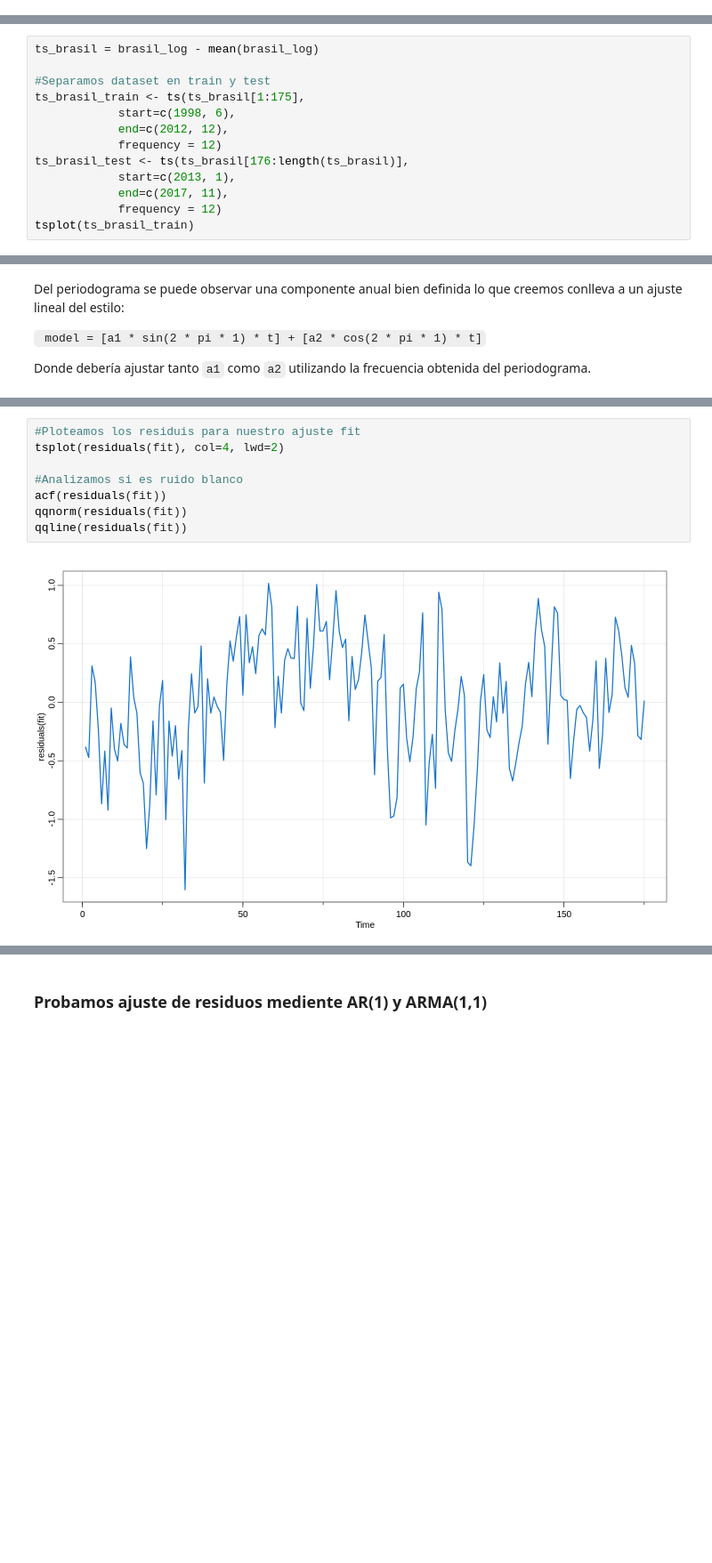
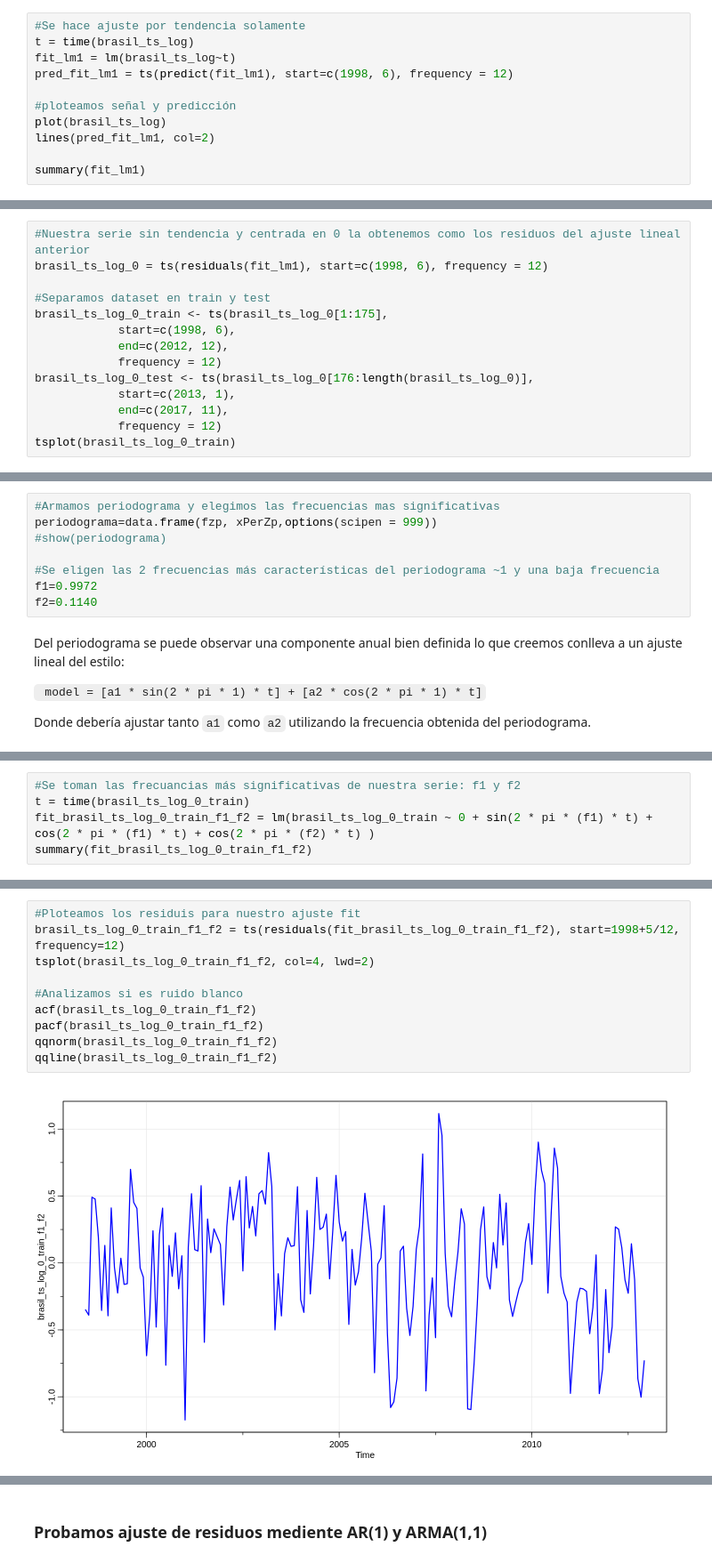
Before and after one commit to SeriesTemporales2021/obligatorio-apst-eiris_fiori_otte, a Jupyter notebook: Obligatorio de Analisis Predictivo de Series Temporales.ipynb, the cells around one changed output, grey strips where cells are left out. Shown at 89% size. Cells and saved outputs as stored; diff of their text form; blank space fills up the shorter version.

Commit message:
Agregamos correlación con serie de Temp

```diff
--- a/Obligatorio de Analisis Predictivo de Series Temporales.ipynb
+++ b/Obligatorio de Analisis Predictivo de Series Temporales.ipynb
@@ -201,0 +204,11 @@ Dada esta afirmación, lo único que resta por aplicar es centrar la media en 0
+# %%
+#Se hace ajuste por tendencia solamente
+t = time(brasil_ts_log)
+fit_lm1 = lm(brasil_ts_log~t)
+pred_fit_lm1 = ts(predict(fit_lm1), start=c(1998, 6), frequency = 12)
+
+#ploteamos señal y predicción
+plot(brasil_ts_log)
+lines(pred_fit_lm1, col=2)
+
+summary(fit_lm1)
@@ -202,14 +232,15 @@ Dada esta afirmación, lo único que resta por aplicar es centrar la media en 0
 # %%
-ts_brasil = brasil_log - mean(brasil_log)
+#Nuestra serie sin tendencia y centrada en 0 la obtenemos como los residuos del ajuste lineal anterior
+brasil_ts_log_0 = ts(residuals(fit_lm1), start=c(1998, 6), frequency = 12)
 
 #Separamos dataset en train y test
-ts_brasil_train <- ts(ts_brasil[1:175],
+brasil_ts_log_0_train <- ts(brasil_ts_log_0[1:175],
             start=c(1998, 6),
             end=c(2012, 12),
             frequency = 12)
-ts_brasil_test <- ts(ts_brasil[176:length(ts_brasil)],
+brasil_ts_log_0_test <- ts(brasil_ts_log_0[176:length(brasil_ts_log_0)],
             start=c(2013, 1),
             end=c(2017, 11),
             frequency = 12)
-tsplot(ts_brasil_train)
+tsplot(brasil_ts_log_0_train)
 # %% [output]
@@ -263,3 +283,11 @@ f
+# %%
+#Armamos periodograma y elegimos las frecuencias mas significativas
+periodograma=data.frame(fzp, xPerZp,options(scipen = 999))
+#show(periodograma)
+
+#Se eligen las 2 frecuencias más características del periodograma ~1 y una baja frecuencia
+f1=0.9972
+f2=0.1140
 # %% [markdown]
 Del periodograma se puede observar una componente anual bien definida lo que creemos conlleva a un ajuste lineal del estilo:
 
@@ -302,0 +353,5 @@ Podemos observar que hace/n falta componente/s de baja frecuencia para ajustar a
+# %%
+#Se toman las frecuancias más significativas de nuestra serie: f1 y f2
+t = time(brasil_ts_log_0_train)
+fit_brasil_ts_log_0_train_f1_f2 = lm(brasil_ts_log_0_train ~ 0 + sin(2 * pi * (f1) * t) + cos(2 * pi * (f1) * t) + cos(2 * pi * (f2) * t) )
+summary(fit_brasil_ts_log_0_train_f1_f2)
@@ -303,10 +387,12 @@ Podemos observar que hace/n falta componente/s de baja frecuencia para ajustar a
 # %%
 #Ploteamos los residuis para nuestro ajuste fit
-tsplot(residuals(fit), col=4, lwd=2)
+brasil_ts_log_0_train_f1_f2 = ts(residuals(fit_brasil_ts_log_0_train_f1_f2), start=1998+5/12, frequency=12)
+tsplot(brasil_ts_log_0_train_f1_f2, col=4, lwd=2)
 
 #Analizamos si es ruido blanco
-acf(residuals(fit))
-qqnorm(residuals(fit))
-qqline(residuals(fit))
+acf(brasil_ts_log_0_train_f1_f2)
+pacf(brasil_ts_log_0_train_f1_f2)
+qqnorm(brasil_ts_log_0_train_f1_f2)
+qqline(brasil_ts_log_0_train_f1_f2)
 # %% [output]
-[figure, old version]
+[figure, new version]
```
Also changed, not shown: parts of 62 cells of this notebook, 3 other files.
